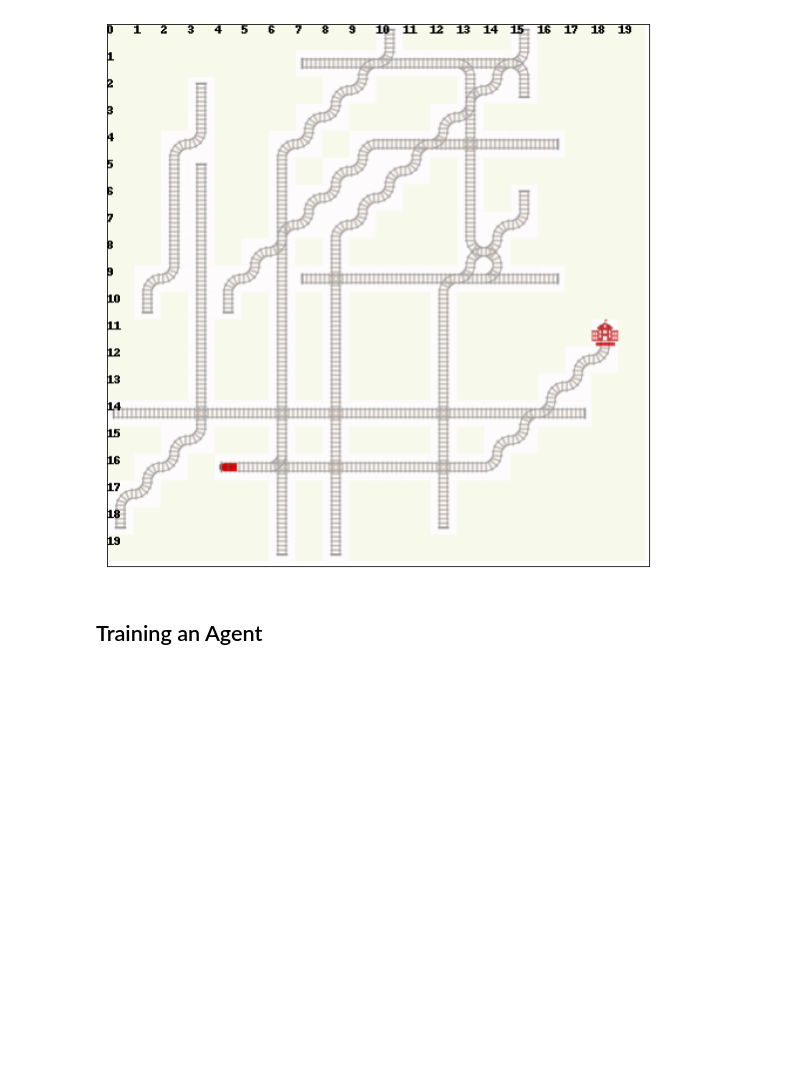
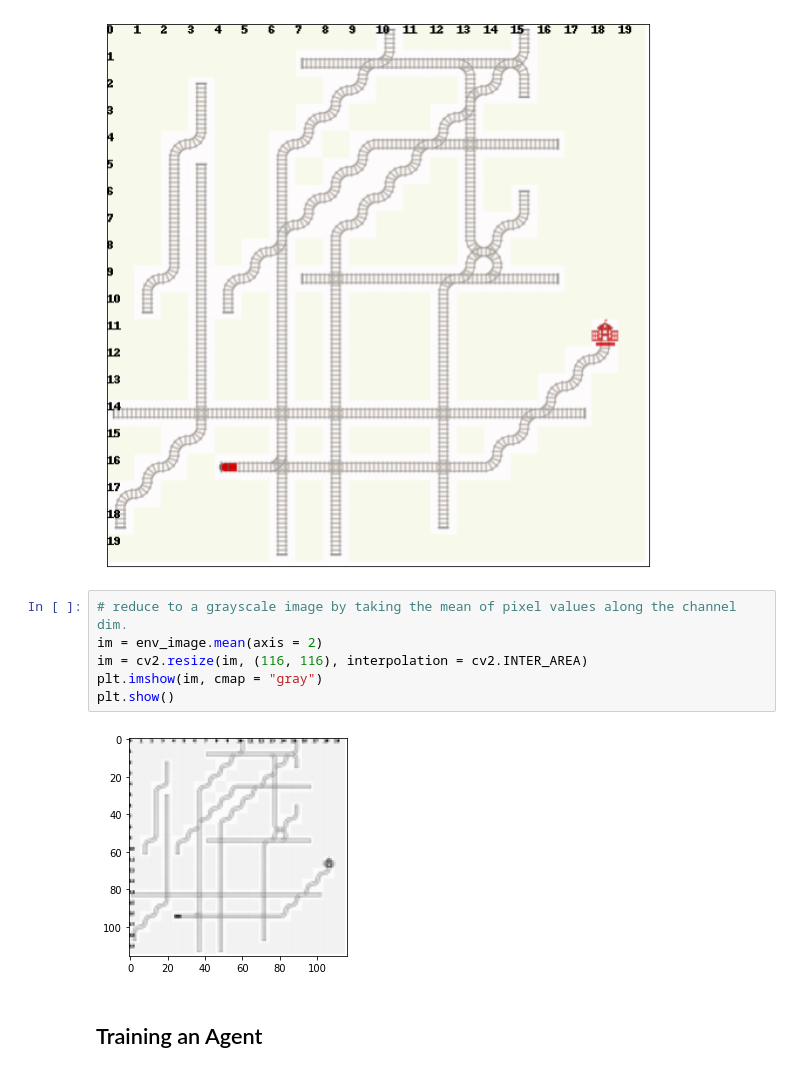
Before and after one commit to phyjoon/multi-agent-rl, a Jupyter notebook: Training_a_single_agent.ipynb, the cells around one changed output. Cells and saved outputs as stored; diff of their text form; blank space fills up the shorter version.

Commit message:
Reduce rendered image size to prevent kernel dying
Kernel seemed to due to running out of CPU RAM

```diff
--- a/Training_a_single_agent.ipynb
+++ b/Training_a_single_agent.ipynb
@@ -95,6 +96,14 @@ plt.yticks([])
 plt.show()
 # %% [output]
 [figure]
+# %%
+# reduce to a grayscale image by taking the mean of pixel values along the channel dim.
+im = env_image.mean(axis = 2)
+im = cv2.resize(im, (116, 116), interpolation = cv2.INTER_AREA)
+plt.imshow(im, cmap = "gray")
+plt.show()
+# %% [output]
+[figure, added]
 # %% [markdown]
 ## Training an Agent
 # %%
```
Also changed, not shown: parts of 22 cells of this notebook, 4 other files.
